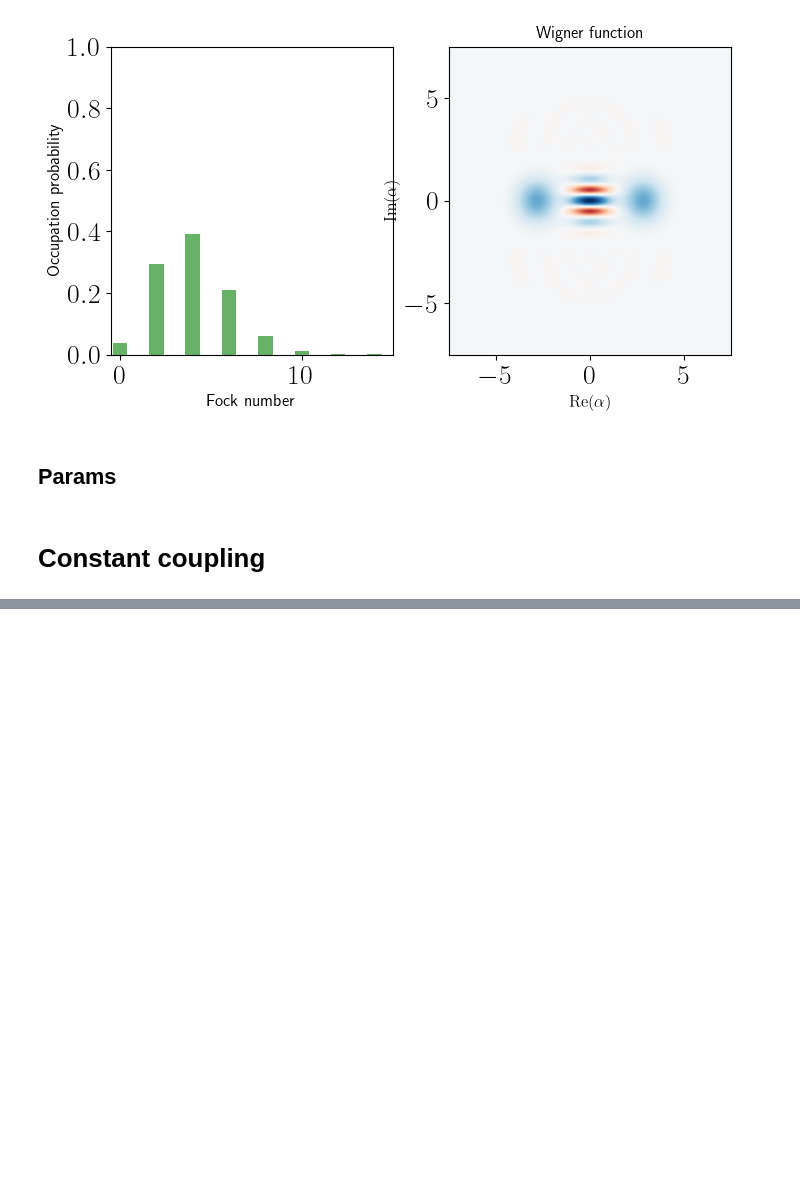
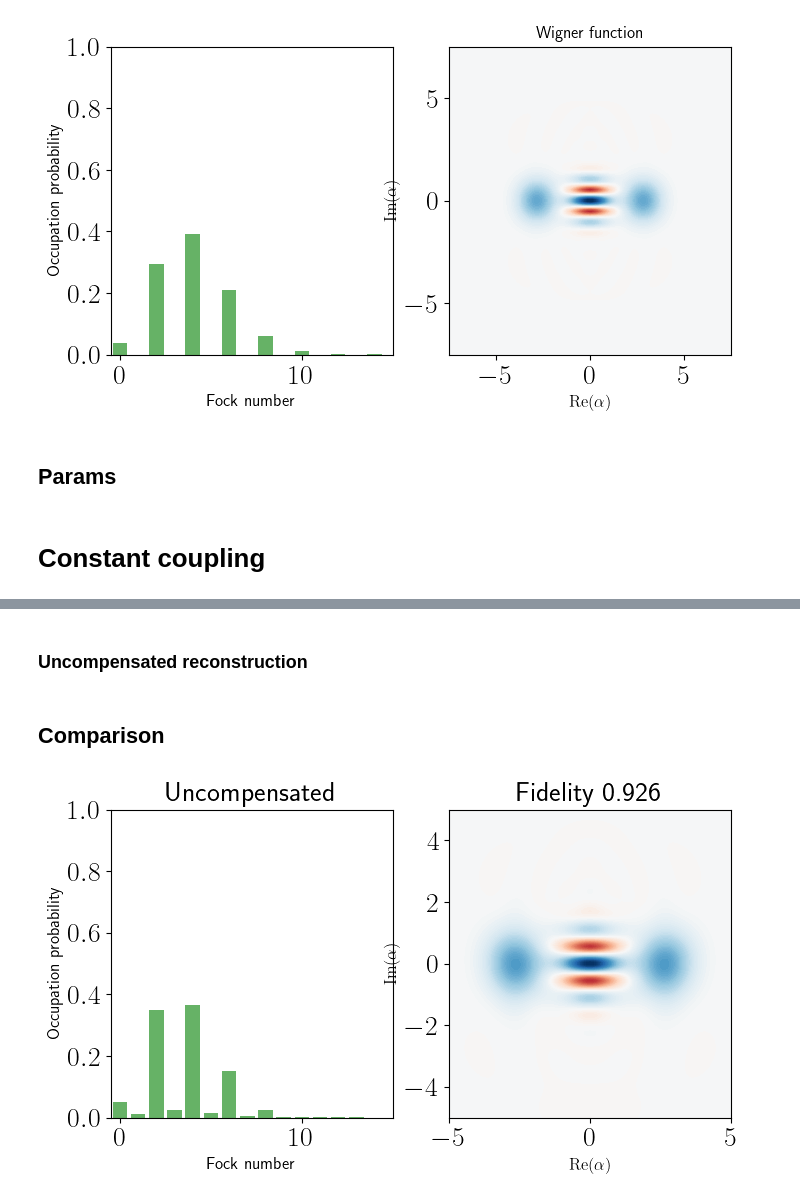
Before and after one commit to ingstra/qubitdyne, a Jupyter notebook: tomography_lossy_system_const_coupl.ipynb, the cells around one changed output, grey strips where cells are left out. Saved outputs shown, nothing was run; the diff lists cells and outputs as text; code cells hidden in the pictures; blank space fills up the shorter version.

Commit message:
lossy tomography: example with cat 2. Comparing comp and uncomp.

```diff
--- a/tomography_lossy_system_const_coupl.ipynb
+++ b/tomography_lossy_system_const_coupl.ipynb
@@ -297,0 +280,44 @@ Wall time: 3min 55s
+# %% [markdown]
+### Uncompensated reconstruction
+# %%
+eta_uncomp = 1
+
+op_list = Parallel(n_jobs=-1, verbose=0, backend="multiprocessing")(delayed(get_adjusted_op)(i,j,eta_uncomp) for i in range(nangles) for j in range(Nbins))
+
+def func(index, a):
+    return np.trace(op_list[index[0]][:N,:N] @ basis_dms_cut[index[1]])
+
+### Construct the matrix A in $A\vec\rho=\vec b$
+#From `Pis` and `basis_dms`.
+A = np.zeros((len(Pis), N*N), dtype=np.complex64)
+
+A_p = Parallel(n_jobs=-1, verbose=0, backend="multiprocessing")(delayed(func)(idx,a) for idx, a in np.ndenumerate(A))
+
+A = np.reshape(A_p, (len(Pis), N*N))
+
+X = cp.Variable((N,N), hermitian=True)
+
+cost = cp.norm(A @ cp.vec(X) - b, 2)
+
+#Set the trace constraint and positive-semidefinite constraint, respectively.
+constraints = [cp.trace(X) == 1, X >> 0 ]
+
+#Set up and solve the problem!
+
+prob = cp.Problem(cp.Minimize(cost), constraints)
+prob.solve(verbose=False)
+
+# Assign the optimized state X to a Qobj.
+reconstructed_rho_uncomp = Qobj(X.value)
+
+f_uncomp=fidelity(reconstructed_rho_uncomp, initial_cavity)**2
+# %% [markdown]
+## Comparison
+# %%
+fig, ax = plot_wigner_fock_distribution(reconstructed_rho_uncomp, alpha_max=5)
+ax[0].set_title("Uncompensated")
+
+f=fidelity(reconstructed_rho_uncomp, initial_cavity)**2
+ax[1].set_title("Fidelity %.3f"%(f_uncomp));
+# %% [output]
+[figure, added]
```
Also changed, not shown: parts of 8 cells of this notebook.
